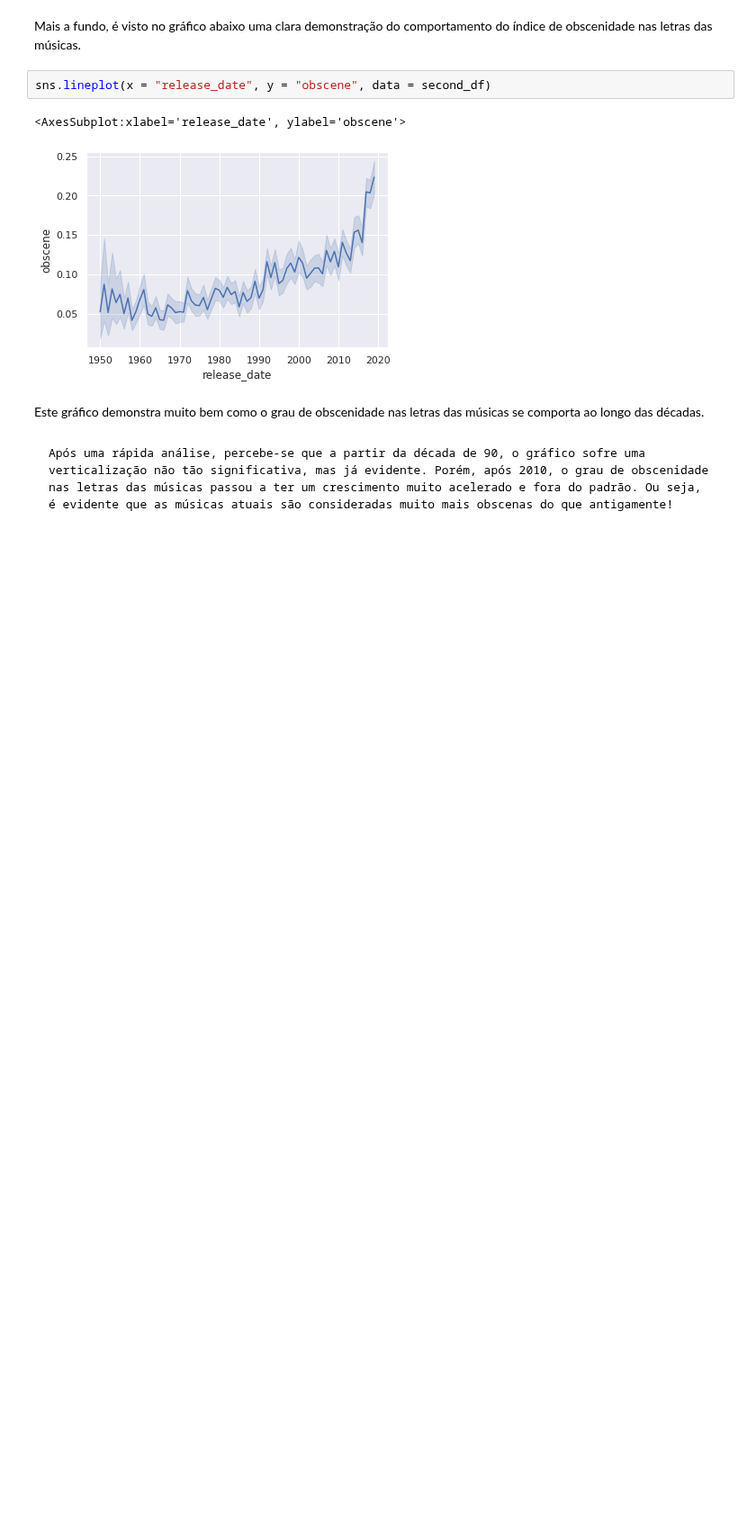
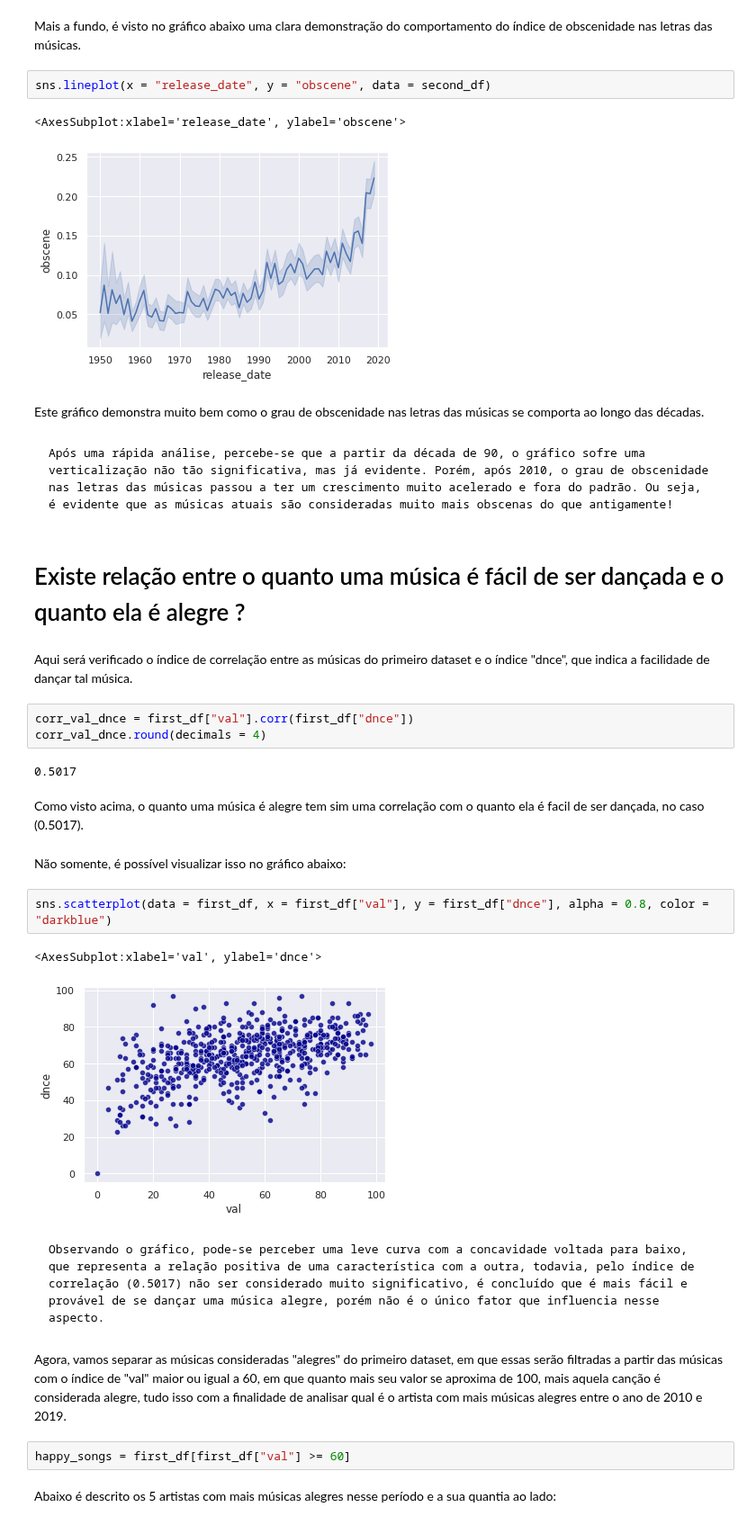
Before and after one commit to viniciusolzon/Music_Analysis, a Jupyter notebook: final_project.ipynb, the cells around one changed output. Shown at 90% size. Drawn from its saved outputs; the diff is of its cells as text; blank space fills up the shorter version.

```diff
--- a/final_project.ipynb
+++ b/final_project.ipynb
@@ -427,3 +427,29 @@ sns.lineplot(x = "release_date", y = "obscene", data = second_df)
 Este gráfico demonstra muito bem como o grau de obscenidade nas letras das músicas se comporta ao longo das décadas.
 # %% [markdown]
     Após uma rápida análise, percebe-se que a partir da década de 90, o gráfico sofre uma verticalização não tão significativa, mas já evidente. Porém, após 2010, o grau de obscenidade nas letras das músicas passou a ter um crescimento muito acelerado e fora do padrão. Ou seja, é evidente que as músicas atuais são consideradas muito mais obscenas do que antigamente!
+# %% [markdown]
+# Existe relação entre o quanto uma música é fácil de ser dançada e o quanto ela é alegre ?
+# %% [markdown]
+Aqui será verificado o índice de correlação entre as músicas do primeiro dataset e o índice "dnce", que indica a facilidade de dançar tal música.
+# %%
+corr_val_dnce = first_df["val"].corr(first_df["dnce"])
+corr_val_dnce.round(decimals = 4)
+# %% [output]
+0.5017
+# %% [markdown]
+Como visto acima, o quanto uma música é alegre tem sim uma correlação com o quanto ela é facil de ser dançada, no caso (0.5017).
+# %% [markdown]
+Não somente, é possível visualizar isso no gráfico abaixo:
+# %%
+sns.scatterplot(data = first_df, x = first_df["val"], y = first_df["dnce"], alpha = 0.8, color = "darkblue")
+# %% [output]
+<AxesSubplot:xlabel='val', ylabel='dnce'>
+[figure, added]
+# %% [markdown]
+    Observando o gráfico, pode-se perceber uma leve curva com a concavidade voltada para baixo, que representa a relação positiva de uma característica com a outra, todavia, pelo índice de correlação (0.5017) não ser considerado muito significativo, é concluído que é mais fácil e provável de se dançar uma música alegre, porém não é o único fator que influencia nesse aspecto.
+# %% [markdown]
+Agora, vamos separar as músicas consideradas "alegres" do primeiro dataset, em que essas serão filtradas a partir das músicas com o índice de "val" maior ou igual a 60, em que quanto mais seu valor se aproxima de 100, mais aquela canção é considerada alegre, tudo isso com a finalidade de analisar qual é o artista com mais músicas alegres entre o ano de 2010 e 2019.
+# %%
+happy_songs = first_df[first_df["val"] >= 60]
+# %% [markdown]
+Abaixo é descrito os 5 artistas com mais músicas alegres nesse período e a sua quantia ao lado:
```
Also changed, not shown: parts of 18 cells of this notebook.
